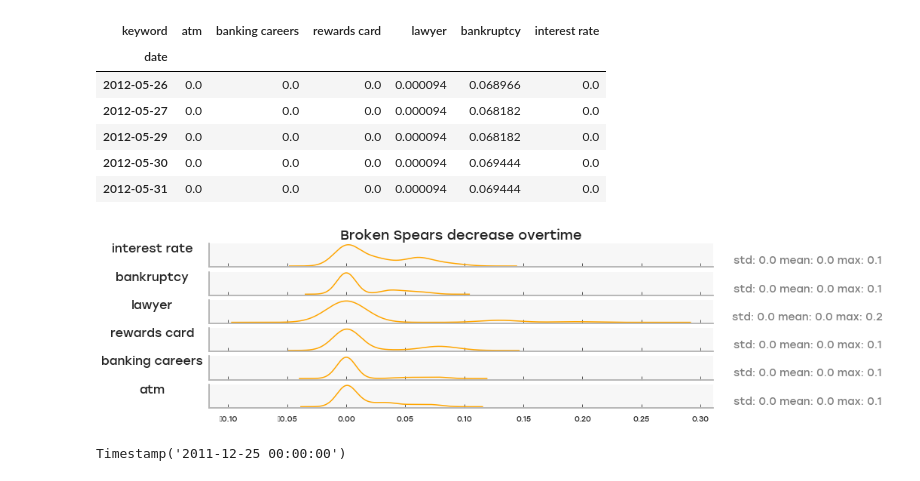
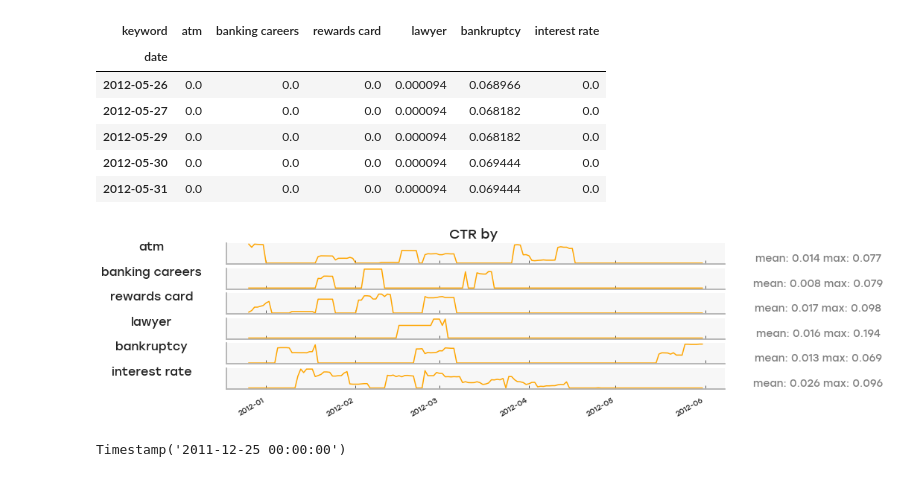
Before and after one commit to caheredia/ad_data_challenge, a Jupyter notebook: 0.1_ch_data_exploration.ipynb, the cells around one changed output. Saved outputs shown, nothing was run; the diff lists cells and outputs as text; code cells hidden in the pictures.

Commit message:
fix spark line plots

```diff
--- a/0.1_ch_data_exploration.ipynb
+++ b/0.1_ch_data_exploration.ipynb
@@ -78,3 +74,0 @@ Keeping only features relevant to CTR and CPC. In this case we sum features by d
-# %%
-data = data[['country', 'keyword', 'daily_clicks', 'daily_cost', 'impressions']].resample('W').sum()
-data.head()
@@ -318,28 +304,27 @@ df.tail()
 | 2012-05-31 | 0.0 | 0.0 | 0.0 | 0.000094 | 0.069444 | 0.0 |
 # %%
 fig, (ax1, ax2, ax3, ax4, ax5, ax6) = plt.subplots(6, 1, sharex=True, figsize=(12,4))
-title = 'Broken Spears decrease overtime'
+title = 'CTR by '
 
-for column, axess in zip(df.columns[::-1],(ax1, ax2, ax3, ax4, ax5, ax6)):
-    df[column].plot( kind = 'density',ax = axess, color='orange' )
-    axess.set_ylabel( str(column), rotation=0, labelpad =75, fontsize=16)
+for column, axess in zip(df.columns,(ax1, ax2, ax3, ax4, ax5, ax6)):
+    df[column].plot( ax = axess, color='orange' )
+    axess.set_ylabel( str(column), rotation=0, labelpad =100, fontsize=16)
     axess.get_yaxis().set_ticks([])
-    #axess.set_xticks(means)
+    axess.set_xlabel('')
+    #axess.set_xticks()
     axess.set_facecolor('.97')
 
     axess2 = axess.twinx()
-    std = round(df[column].std(),1)
-    local_low = round(df[column].min(),1)
-    local_max = round(df[column].max(),1)
-    local_mean = round(df[column].mean(),1)
-    right_string = 'std: {std} mean: {local_mean} max: {local_max}'.format(std=std, local_mean=local_mean,  local_max=local_max)
+    local_max = round(df[column].max(),3)
+    local_mean = round(df[column].mean(),3)
+    right_string = 'mean: {local_mean} max: {local_max}'.format( local_mean=local_mean,  local_max=local_max)
     axess2.set_ylabel(right_string, rotation=0, labelpad = 125, fontsize=14, color ='gray')
     axess2.get_yaxis().set_ticks([])
 ax1.set_title(title, fontsize=18);
 
 #fig.tight_layout()
 # %% [output]
-[figure, old version]
+[figure, new version]
 # %%
 data.index.min()
 # %% [output]
```
Also changed, not shown: parts of 6 cells of this notebook.
